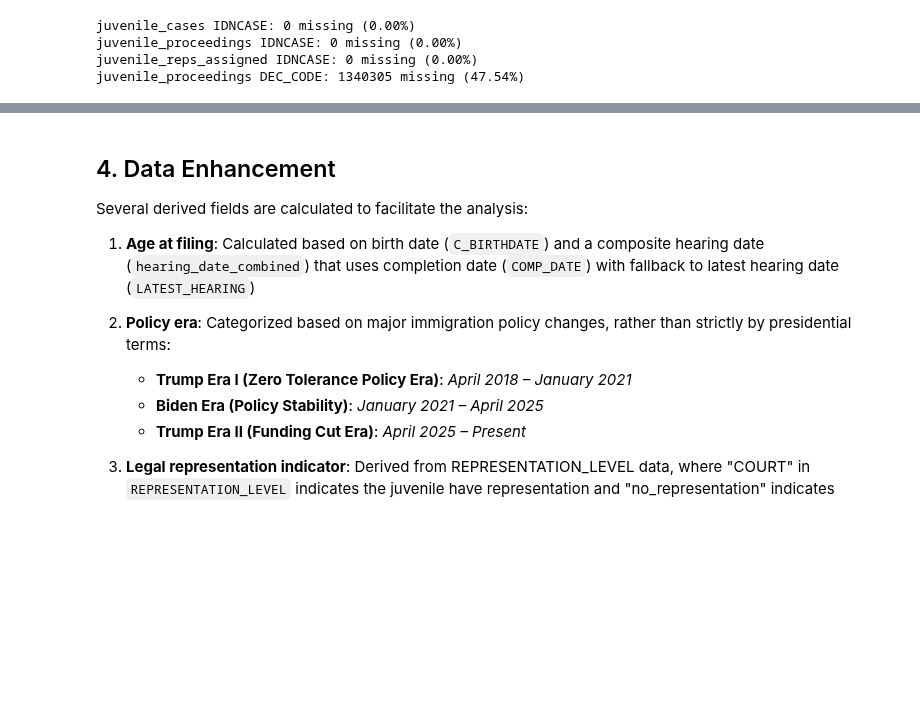
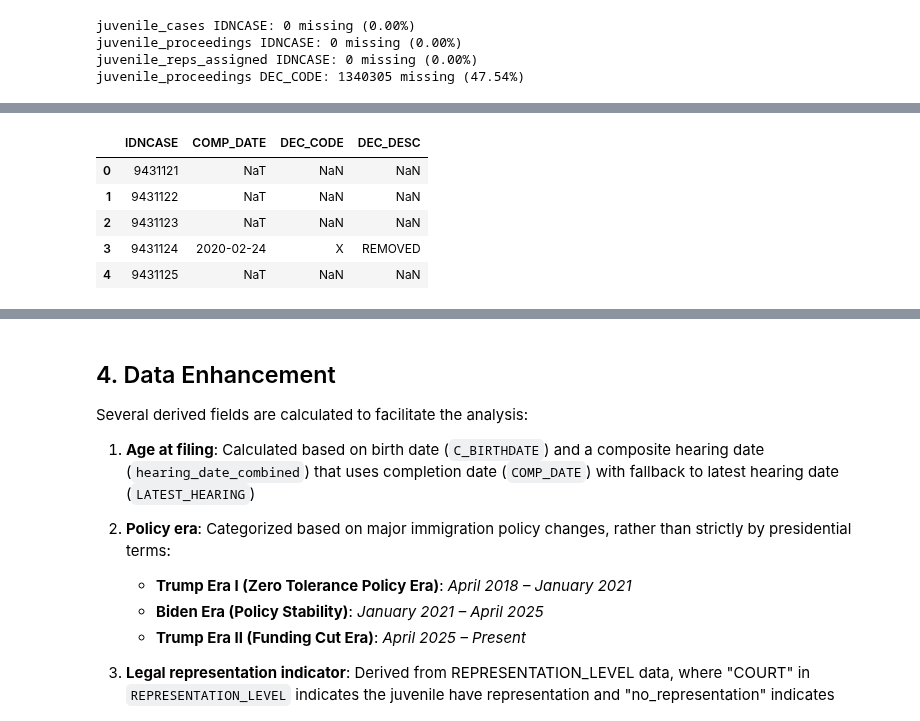
Before and after one commit to MIT-Emerging-Talent/ET6-CDSP-group-19-repo, a Jupyter notebook: 4_data_analysis/4_data_analysis.ipynb, the cells around one changed output, grey strips where cells are left out. Saved outputs shown, nothing was run; the diff lists cells and outputs as text; code cells hidden in the pictures; blank space fills up the shorter version.

```diff
--- a/4_data_analysis/4_data_analysis.ipynb
+++ b/4_data_analysis/4_data_analysis.ipynb
@@ -532 +499,27 @@ proceedings_with_decisions.head(7)  # Display the first few rows of the merged D
+# %%
+juvenile_proceedings_selected_columns = [
+    "IDNCASE",
+    "COMP_DATE",
+    "DEC_CODE",
+]
+
+# Keep only columns relevant for analysis
+proceedings_sel = juvenile_proceedings[juvenile_proceedings_selected_columns].copy()
+
+# Map decision codes to human-readable descriptions
+dec_map = dict(zip(lookup_decisions["strCode"], lookup_decisions["strDescription"]))
+proceedings_sel["DEC_DESC"] = proceedings_sel["DEC_CODE"].map(dec_map)
+
+proceedings_sel["DEC_DESC"] = proceedings_sel["DEC_DESC"].astype("category")
+
+proceedings_with_decisions = proceedings_sel
+# %%
+proceedings_with_decisions.head()
+# %% [output]
+|  | IDNCASE | COMP_DATE | DEC_CODE | DEC_DESC |
+| 0 | 9431121 | NaT | NaN | NaN |
+| 1 | 9431122 | NaT | NaN | NaN |
+| 2 | 9431123 | NaT | NaN | NaN |
+| 3 | 9431124 | 2020-02-24 | X | REMOVED |
+| 4 | 9431125 | NaT | NaN | NaN |
 # %% [markdown]
```
Also changed, not shown: parts of 11 cells of this notebook.
